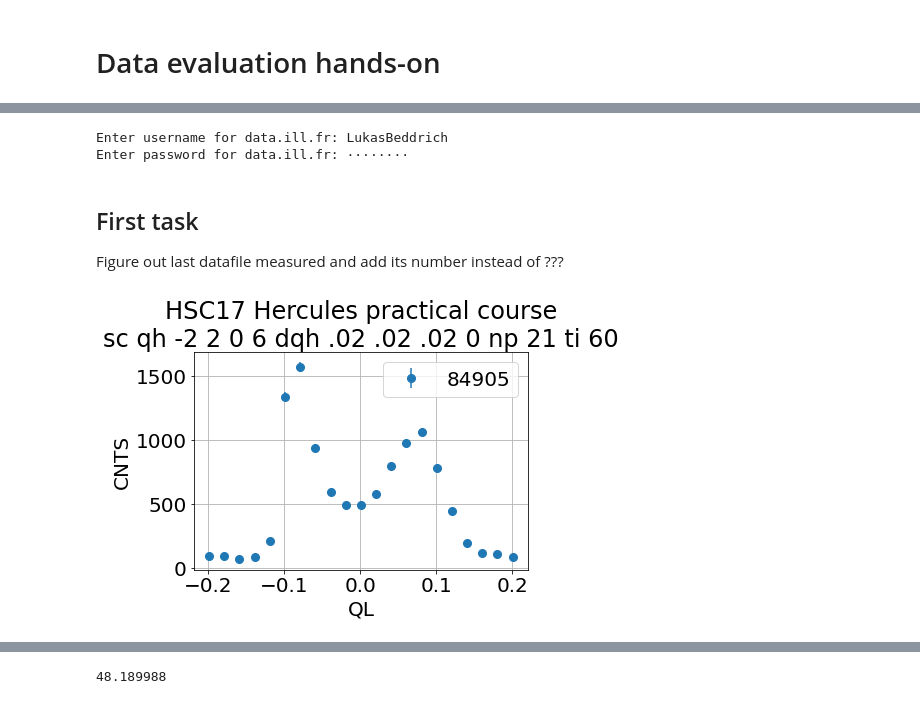
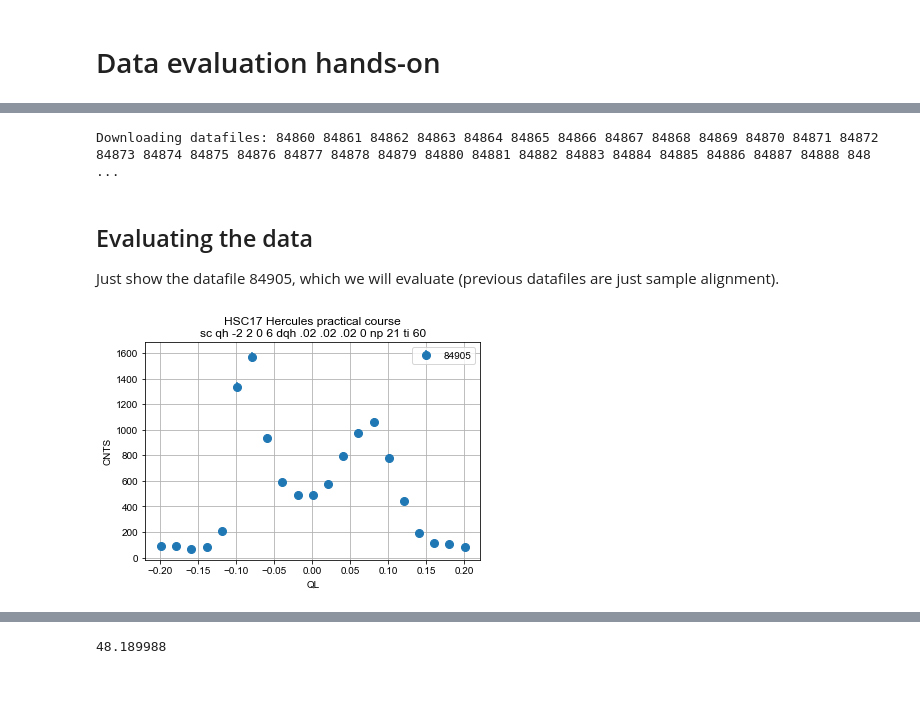
Before and after one commit to me2d09/silicon, a Jupyter notebook: silicon.ipynb, the cells around one changed output, grey strips where cells are left out. Cells and saved outputs as stored; diff of their text form; code cells hidden in the pictures.

```diff
--- a/silicon.ipynb
+++ b/silicon.ipynb
@@ -19,6 +40,9 @@ import getpass
 
 user = input("Enter username for data.ill.fr: ")
 pw = getpass.getpass("Enter password for data.ill.fr: ")
+
+if user == '':
+    raise ValueError('You have not entered any ILL username. The downloading of the data will be skipped.')
 
 payload = {
     'username': user,
@@ -34,24 +58,30 @@ with requests.Session() as sess:
     signin = BeautifulSoup(res._content, 'html.parser')
     url = signin.find('form', id='kc-form-login')['action']
     res = sess.post(url, data=payload)
+    print('Downloading datafiles: ', end='')
     for numor in range(84860, 84906):
         r = sess.get(data_url % numor, allow_redirects=True)
-        open('rawdata/%06d' % numor, 'wb').write(r.content)
+        if 'text/plain' in r.headers['Content-Type']:
+            open('rawdata/%06d' % numor, 'wb').write(r.content)
+            print(f'{numor} ', end='')
+        else:
+            raise ValueError('The script is not able to download datafiles, either you have provided wrong ILL credentials or the format of the ILL webportal is changed.')
 # %% [output]
-Enter username for data.ill.fr: LukasBeddrich
-Enter password for data.ill.fr: ········
+Downloading datafiles: 84860 84861 84862 84863 84864 84865 84866 84867 84868 84869 84870 84871 84872 84873 84874 84875 84876 84877 84878 84879 84880 84881 84882 84883 84884 84885 84886 84887 84888 848 ...
-# %% [markdown]
-## First task
-
-Figure out last datafile measured and add its number instead of ???
+# %% [markdown]
+## Evaluating the data
+
+Just show the datafile 84905, which we will evaluate (previous datafiles are just sample alignment).
 # %%
+%matplotlib inline
 from ufit.lab import *
 
 # set a template, so that data can be referenced by number only
 set_datatemplate('rawdata/%06d')
 # read one dataset from a file, with given X and Y columns
 data = read_data(84905, 'QL', 'CNTS')
 
 data.plot()
+show()
 # %% [output]
-[figure, old version]
+[figure, new version]
```
Also changed, not shown: parts of 15 cells of this notebook, 4 other files.
